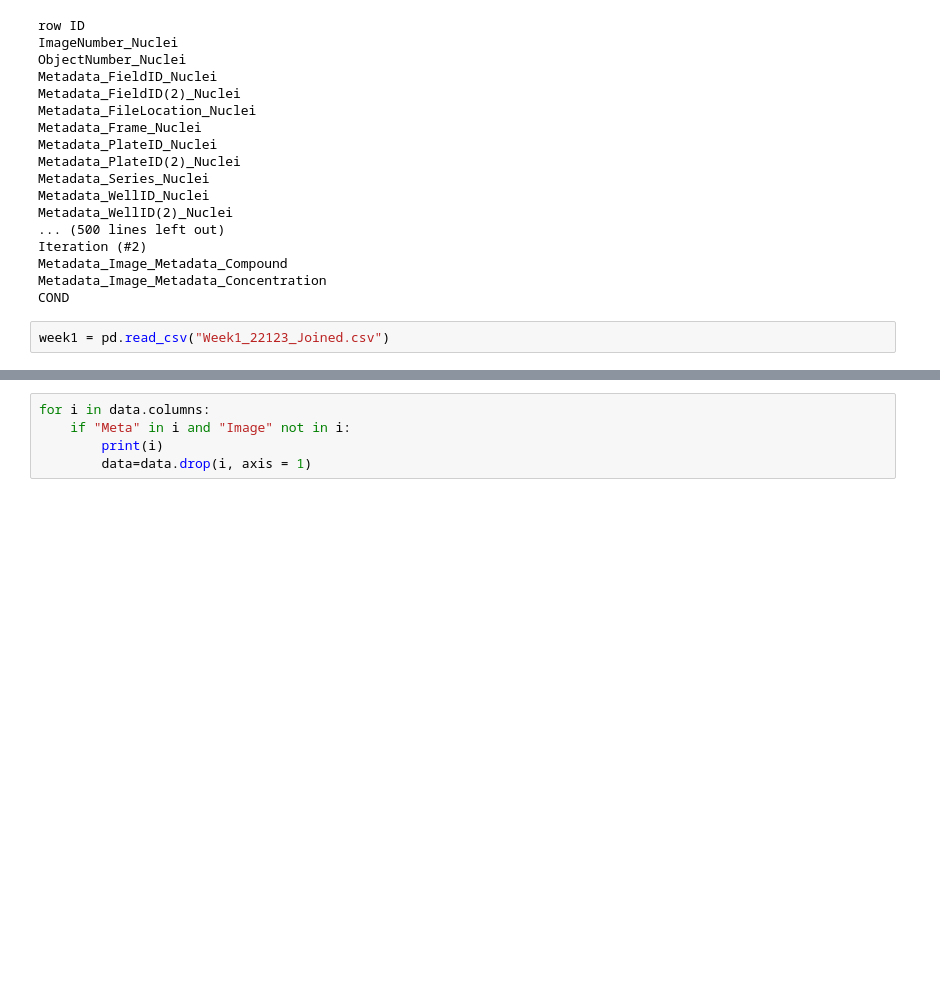
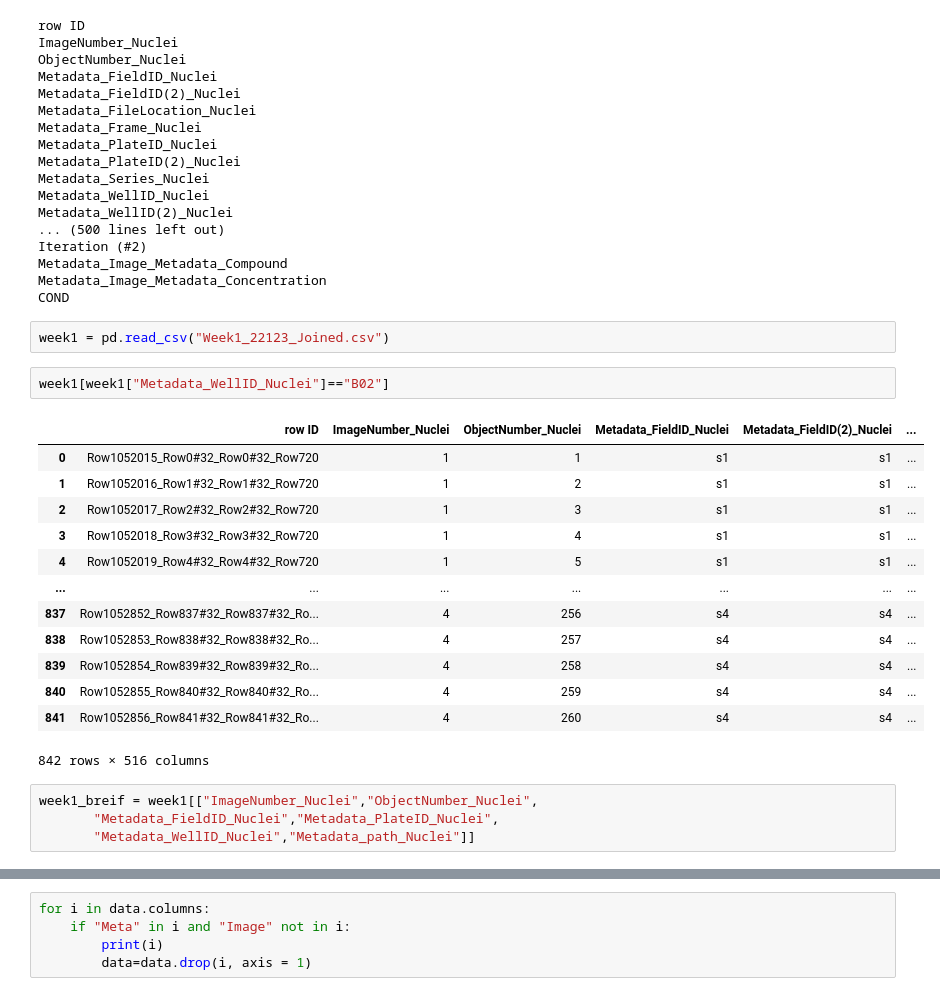
Before and after one commit to RenlyH/AttentionSet-cell-painting, a Jupyter notebook: Jonny_profile.ipynb, the cells around one changed output, grey strips where cells are left out. Saved outputs shown, nothing was run; the diff lists cells and outputs as text; blank space fills up the shorter version.

```diff
--- a/Jonny_profile.ipynb
+++ b/Jonny_profile.ipynb
@@ -93,3 +93,23 @@ Metadata_Image_Metadata_Concentration
 COND
 # %%
 week1 = pd.read_csv("Week1_22123_Joined.csv")
+# %%
+week1[week1["Metadata_WellID_Nuclei"]=="B02"]
+# %% [output]
+|  | row ID | ImageNumber_Nuclei | ObjectNumber_Nuclei | Metadata_FieldID_Nuclei | Metadata_FieldID(2)_Nuclei | ... |
+| 0 | Row1052015_Row0#32_Row0#32_Row720 | 1 | 1 | s1 | s1 | ... |
+| 1 | Row1052016_Row1#32_Row1#32_Row720 | 1 | 2 | s1 | s1 | ... |
+| 2 | Row1052017_Row2#32_Row2#32_Row720 | 1 | 3 | s1 | s1 | ... |
+| 3 | Row1052018_Row3#32_Row3#32_Row720 | 1 | 4 | s1 | s1 | ... |
+| 4 | Row1052019_Row4#32_Row4#32_Row720 | 1 | 5 | s1 | s1 | ... |
+| ... | ... | ... | ... | ... | ... | ... |
+| 837 | Row1052852_Row837#32_Row837#32_Ro... | 4 | 256 | s4 | s4 | ... |
+| 838 | Row1052853_Row838#32_Row838#32_Ro... | 4 | 257 | s4 | s4 | ... |
+| 839 | Row1052854_Row839#32_Row839#32_Ro... | 4 | 258 | s4 | s4 | ... |
+| 840 | Row1052855_Row840#32_Row840#32_Ro... | 4 | 259 | s4 | s4 | ... |
+| 841 | Row1052856_Row841#32_Row841#32_Ro... | 4 | 260 | s4 | s4 | ... |
+842 rows × 516 columns
+# %%
+week1_breif = week1[["ImageNumber_Nuclei","ObjectNumber_Nuclei",
+       "Metadata_FieldID_Nuclei","Metadata_PlateID_Nuclei",
+       "Metadata_WellID_Nuclei","Metadata_path_Nuclei"]]
```
Also changed, not shown: parts of 2 cells of this notebook, 8 other files.
